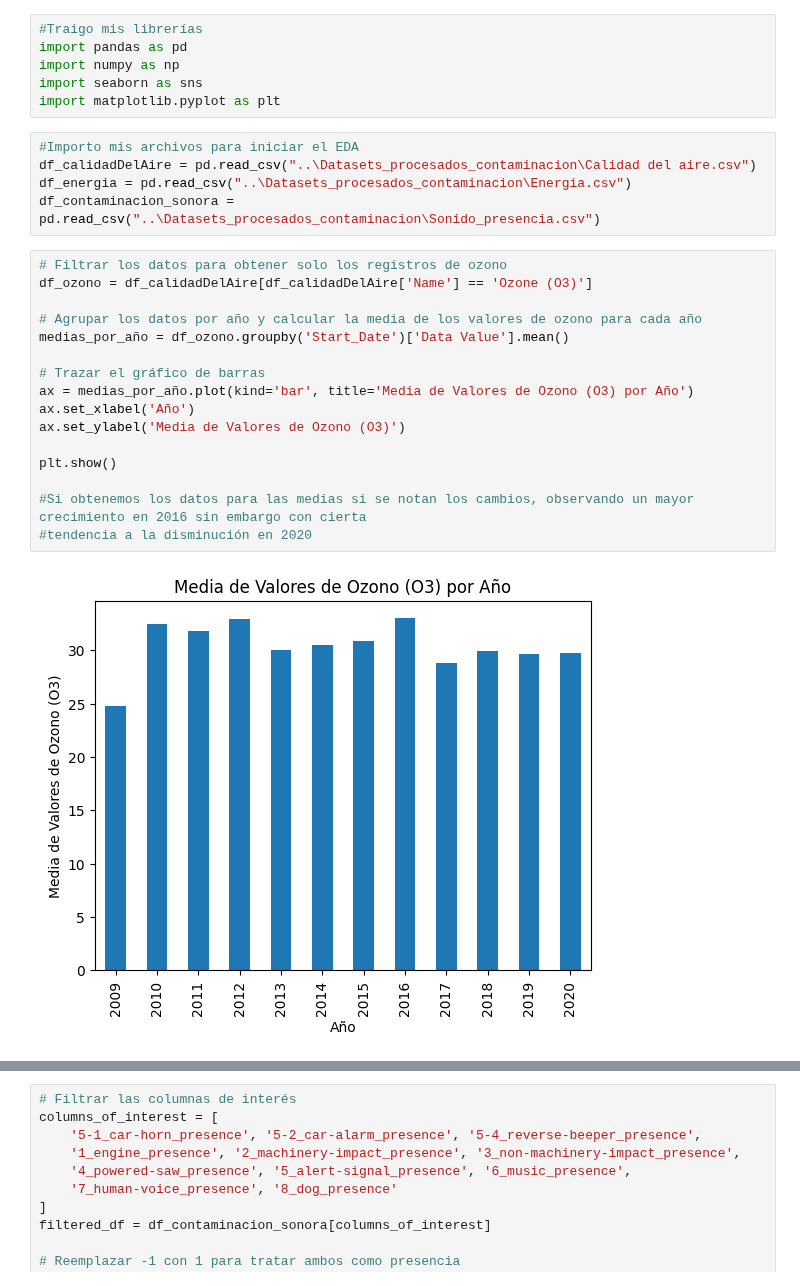
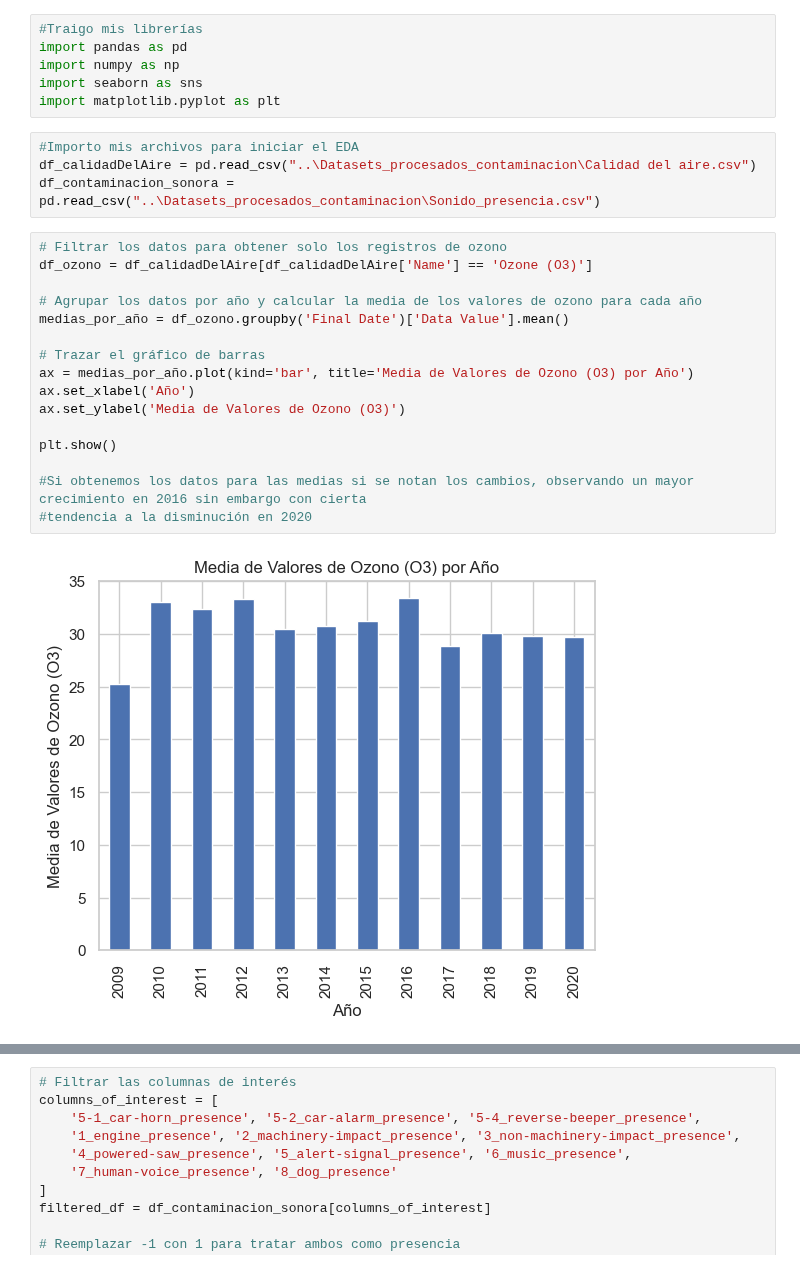
Before and after one commit to A-Lasso/Taxis-NewYork, a Jupyter notebook: Main/Analisis Contaminacion/Analisis_eda_contaminacion.ipynb, the cells around one changed output, grey strips where cells are left out. Saved outputs shown, nothing was run; the diff lists cells and outputs as text.

```diff
--- a/Main/Analisis Contaminacion/Analisis_eda_contaminacion.ipynb
+++ b/Main/Analisis Contaminacion/Analisis_eda_contaminacion.ipynb
@@ -9,26 +9,25 @@ import matplotlib.pyplot as plt
 # %%
 #Importo mis archivos para iniciar el EDA
 df_calidadDelAire = pd.read_csv("..\Datasets_procesados_contaminacion\Calidad del aire.csv")
-df_energia = pd.read_csv("..\Datasets_procesados_contaminacion\Energia.csv")
 df_contaminacion_sonora = pd.read_csv("..\Datasets_procesados_contaminacion\Sonido_presencia.csv")
 # %%
 # Filtrar los datos para obtener solo los registros de ozono
 df_ozono = df_calidadDelAire[df_calidadDelAire['Name'] == 'Ozone (O3)']
 
 # Agrupar los datos por año y calcular la media de los valores de ozono para cada año
-medias_por_año = df_ozono.groupby('Start_Date')['Data Value'].mean()
+medias_por_año = df_ozono.groupby('Final Date')['Data Value'].mean()
 
 # Trazar el gráfico de barras
 ax = medias_por_año.plot(kind='bar', title='Media de Valores de Ozono (O3) por Año')
 ax.set_xlabel('Año')
 ax.set_ylabel('Media de Valores de Ozono (O3)')
 
 plt.show()
 
 #Si obtenemos los datos para las medias si se notan los cambios, observando un mayor crecimiento en 2016 sin embargo con cierta
 #tendencia a la disminución en 2020
 # %% [output]
-[figure, old version]
+[figure, new version]
 # %%
 # Filtrar los datos para obtener solo los registros de ozono
 df_ozono = df_calidadDelAire[df_calidadDelAire['Name'] == 'Sulfur Dioxide (SO2)']
```
Also changed, not shown: parts of 26 cells of this notebook, 4 other files.
